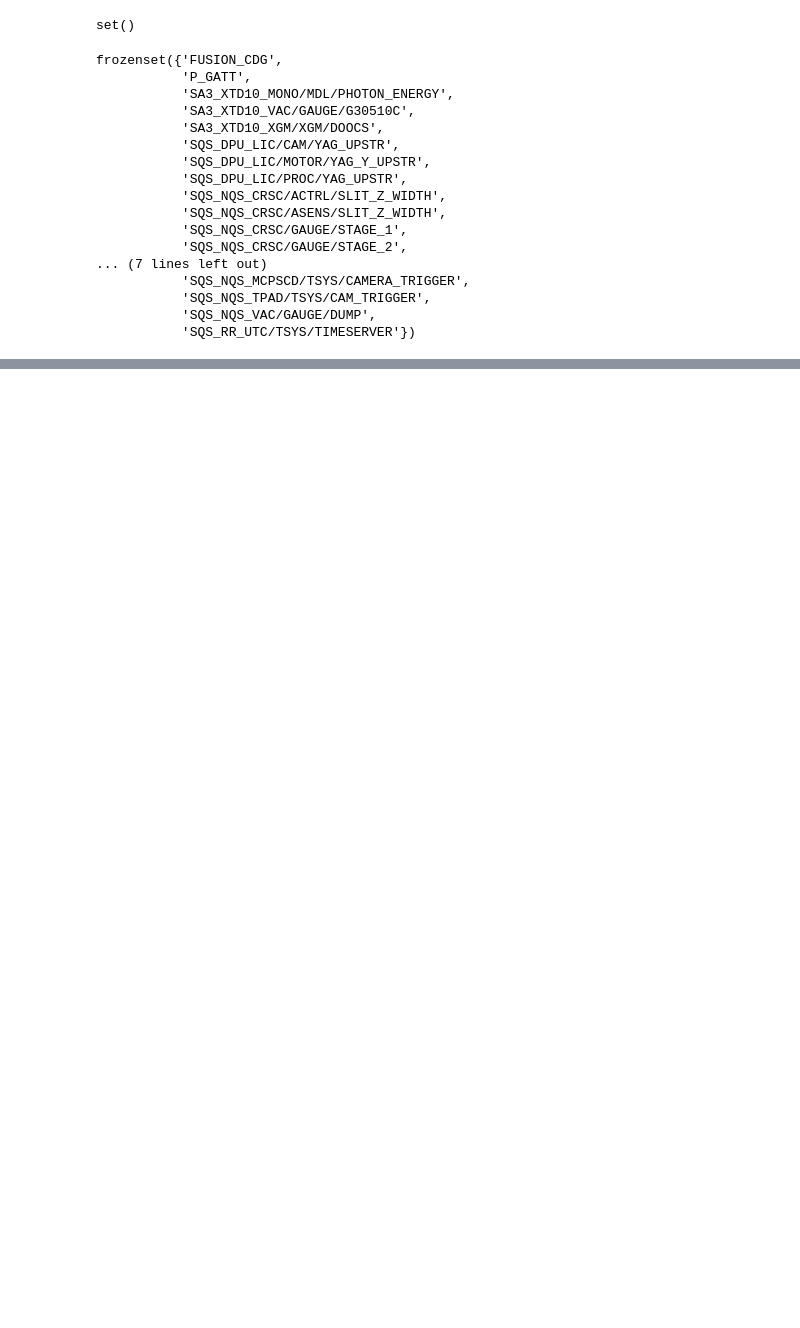
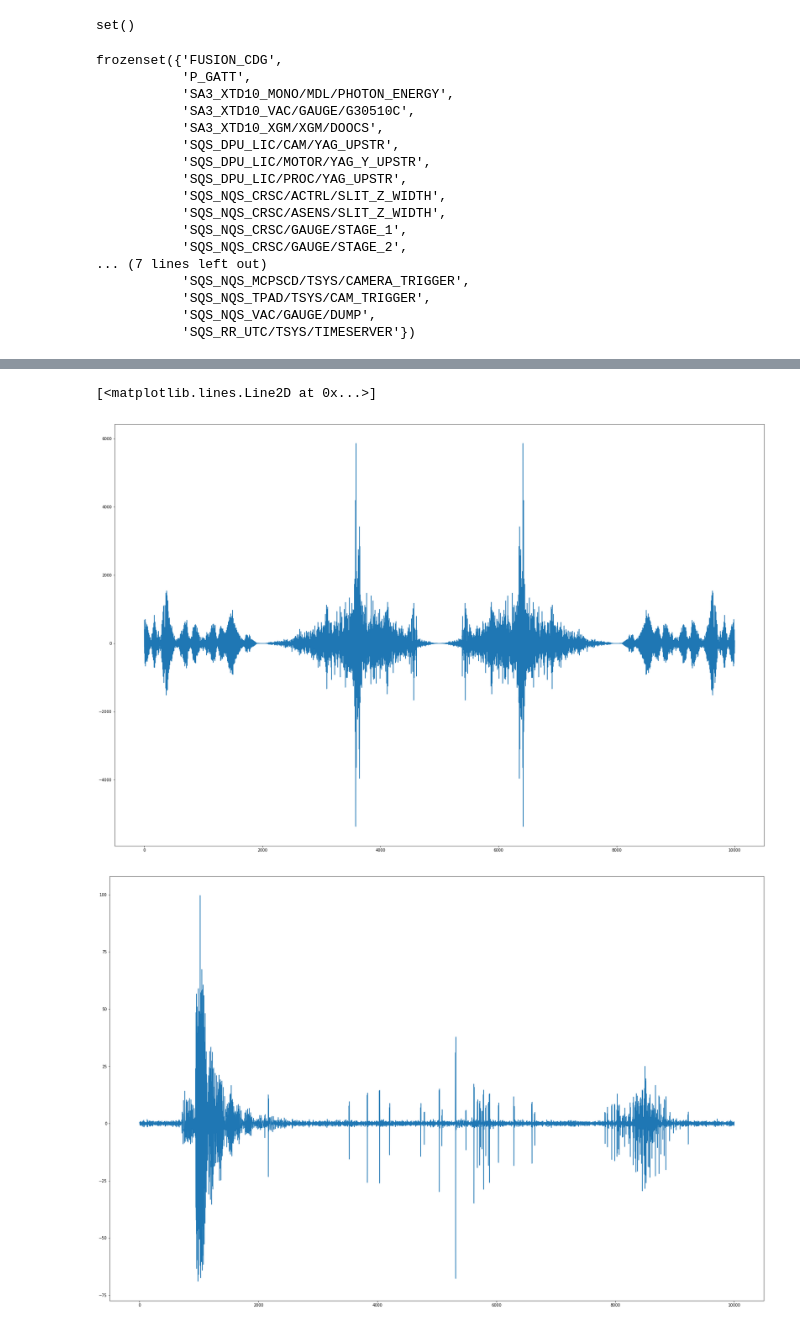
Before and after one commit to skuschel/XFEL_SQS_NQS_Tools, a Jupyter notebook: notebooks/karabo-tutorial.ipynb, the cells around one changed output, grey strips where cells are left out. Drawn from its saved outputs; the diff is of its cells as text; code cells hidden in the pictures; blank space fills up the shorter version.

```diff
--- a/notebooks/karabo-tutorial.ipynb
+++ b/notebooks/karabo-tutorial.ipynb
@@ -79,0 +80,22 @@ WARNING:matplotlib.legend:No handles with labels found to put in legend.
+# %%
+fftme = tofdata[265000:275000]
+fftd = np.fft.fftshift( np.fft.fft( fftme ) )
+# plt.plot( fftd )
+
+NDIM = fftd.size
+INDS = np.arange(NDIM)
+
+dx = 3000.
+sfilter = np.sin( np.pi* ( NDIM/2. - INDS )/(dx) )**2
+gfilter = np.exp( -( NDIM/2. - INDS )**2/(2*dx**2) )
+fixd = fftd *gfilter*sfilter
+plt.figure(figsize = (30,20))
+plt.plot( fixd )
+
+plt.figure(figsize = (30,20))
+revfft =  np.fft.ifft(np.fft.ifftshift(fixd) )
+plt.plot(revfft)
+# %% [output]
+[<matplotlib.lines.Line2D at 0x...>]
+[figure, added]
+[figure, added]
```
Also changed, not shown: parts of 7 cells of this notebook, 1 other file.
